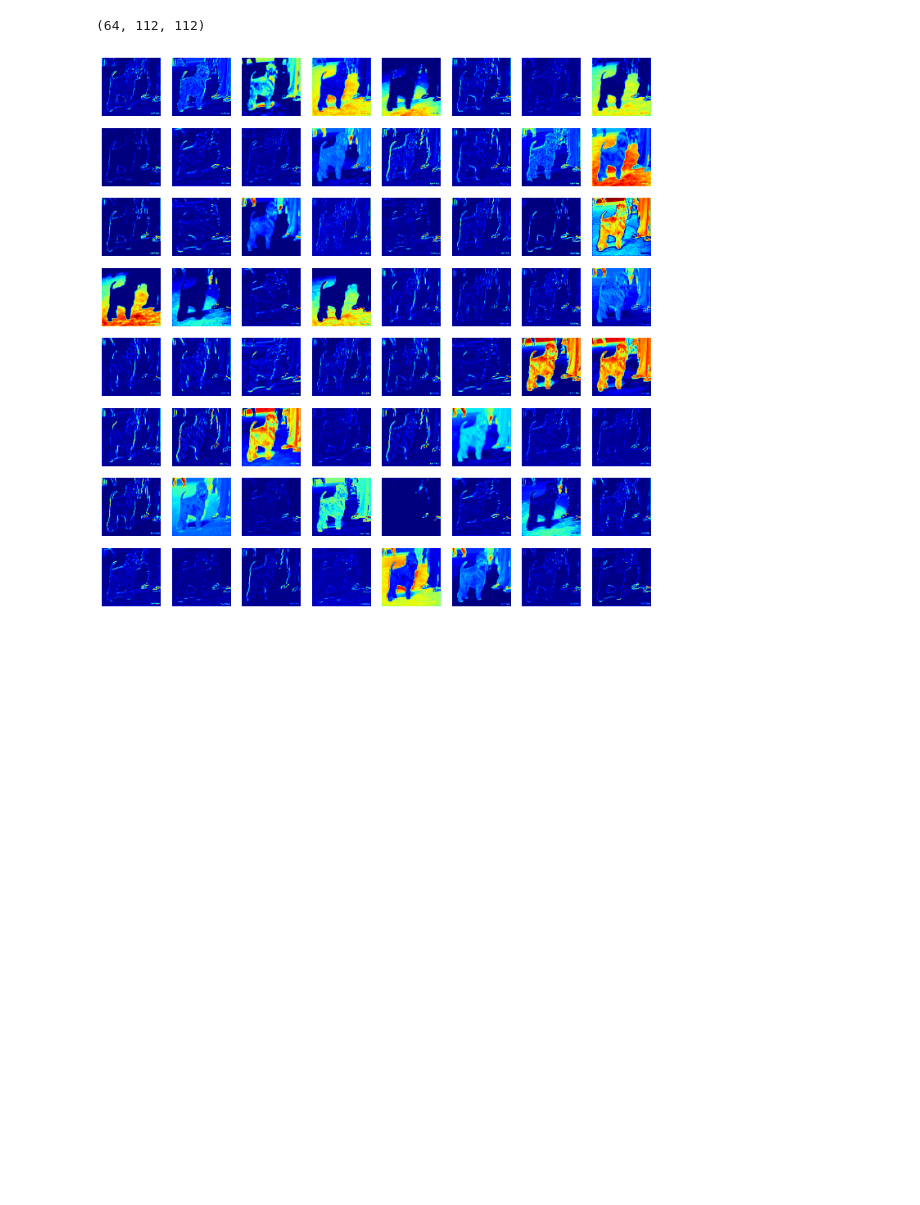
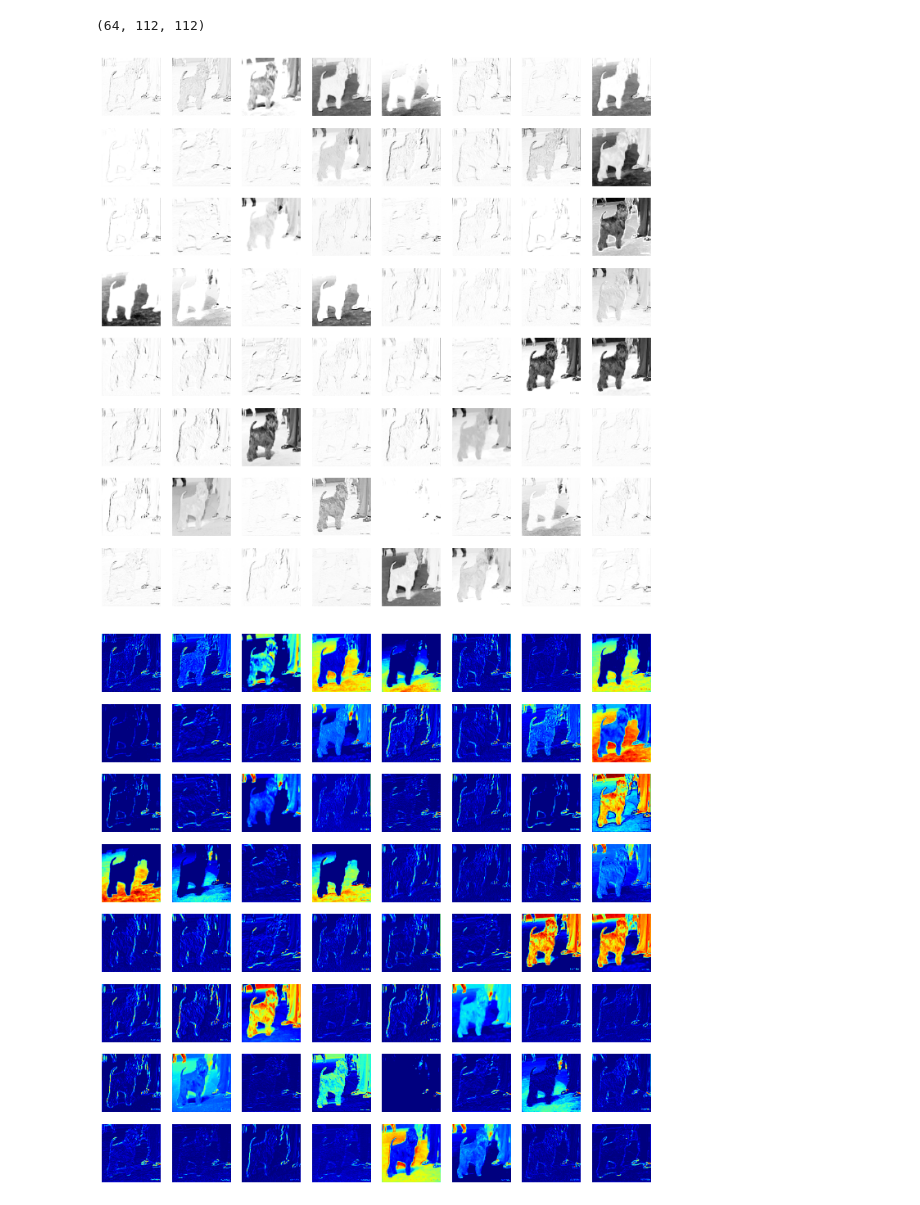
Before and after one commit to nateGeorge/IDmyDog, a Jupyter notebook: neural_nets/Test_different_feature_levels_VGG19.ipynb, the cells around one changed output. Drawn from its saved outputs; the diff is of its cells as text; code cells hidden in the pictures; blank space fills up the shorter version.

```diff
--- a/neural_nets/Test different feature levels.ipynb
+++ b/neural_nets/Test_different_feature_levels_VGG19.ipynb
@@ -113,3 +117,14 @@ flatten
 fc1
 fc2
 predictions
+# %%
+from collections import OrderedDict
+testFeats = OrderedDict()
+for i in base_model.get_config()['layers']:
+    layerName = i['name']
+    if layerName in ['input_1', 'predictions']:
+        continue
+    model = create_model(output_layer=layerName)
+    testFeat, runtime, filename = test(verbose=False)
+    testFeats[layerName] = testFeat
+    print layerName, testFeat[0].shape
@@ -115,0 +155,5 @@ predictions
+# %%
+for i in base_model.get_config()['layers']:
+    print i['name']
+    print i
+    #print i['config']['batch_input_shape']
@@ -165,6 +235,18 @@ took 0.969126939774 seconds
 testFeat[0].shape
 # %% [output]
 (64, 112, 112)
+# %%
+c = plt.figure(figsize=(12, 12))
+for i in range (512):
+    ax = c.add_subplot(8, 8, i + 1)
+    ax.imshow(testFeat[0][i], cmap='Greys')
+    ax.set_xticks([])
+    ax.set_yticks([])
+    ax.axis('off')
+    if i == 63:
+        break
+# %% [output]
+[figure, added]
 # %%
 c = plt.figure(figsize=(12, 12))
 for i in range (512):
```
Also changed, not shown: parts of 26 cells of this notebook, 3 other files.
